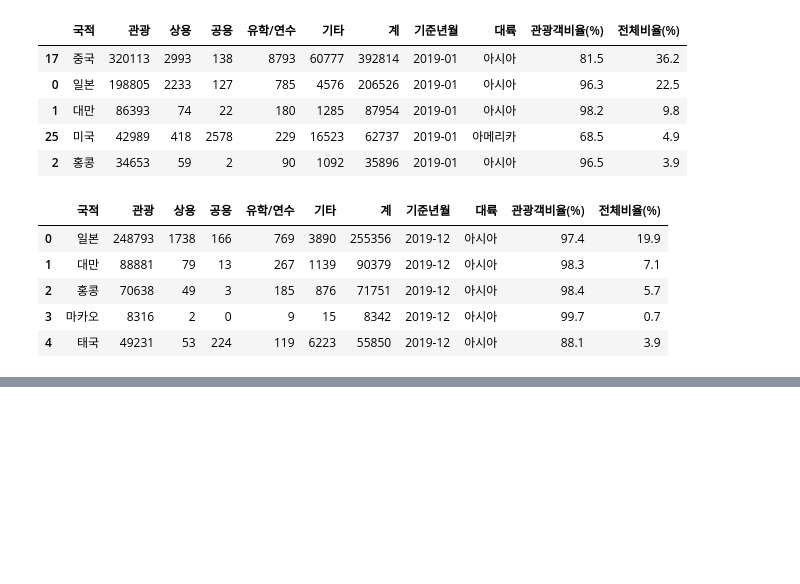
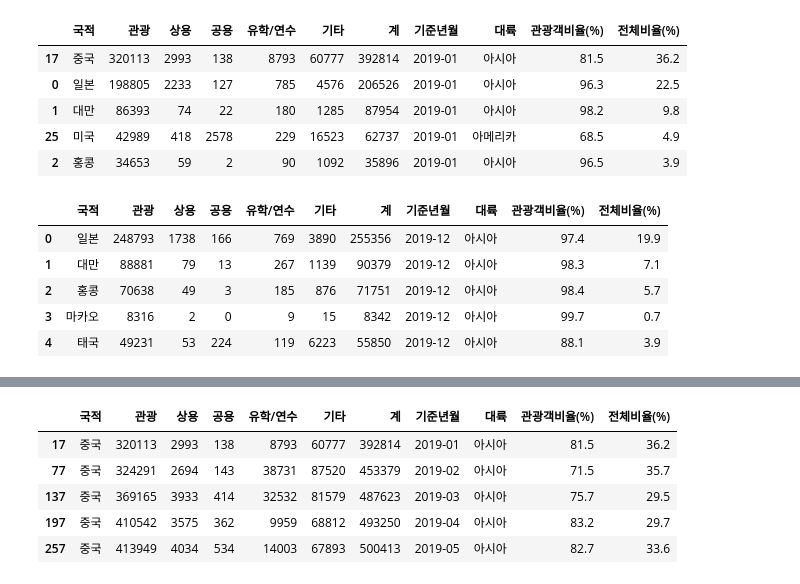
Before and after one commit to shinseongsu/Data_Analysis_Study, a Jupyter notebook: COVID19.ipynb, the cells around one changed output, grey strips where cells are left out. Cells and saved outputs as stored; diff of their text form; code cells hidden in the pictures; blank space fills up the shorter version.

```diff
--- a/COVID19.ipynb
+++ b/COVID19.ipynb
@@ -300,0 +386,11 @@ kto_test.head()
+# %%
+df = pd.DataFrame()
+
+# 패턴 분석 결과를 이중 반복문을 통해 구현
+for yy in range(2019, 2021):
+    for mm in range(1, 13):
+        try:
+            temp = create_kto_data(str(yy), str(mm).zfill(2))
+            df = df.append(temp, ignore_index = True)
+        except:
+            pass
@@ -300,0 +421,12 @@ kto_test.head()
+# %%
+# 국적별 필터링된 데이터를 엑셀 파일로 저장하기
+condition = (df['국적'] == '중국')
+df_filter = df[condition]
+df_filter.head()
+# %% [output]
+|  | 국적 | 관광 | 상용 | 공용 | 유학/연수 | 기타 | 계 | 기준년월 | 대륙 | 관광객비율(%) | 전체비율(%) |
+| 17 | 중국 | 320113 | 2993 | 138 | 8793 | 60777 | 392814 | 2019-01 | 아시아 | 81.5 | 36.2 |
+| 77 | 중국 | 324291 | 2694 | 143 | 38731 | 87520 | 453379 | 2019-02 | 아시아 | 71.5 | 35.7 |
+| 137 | 중국 | 369165 | 3933 | 414 | 32532 | 81579 | 487623 | 2019-03 | 아시아 | 75.7 | 29.5 |
+| 197 | 중국 | 410542 | 3575 | 362 | 9959 | 68812 | 493250 | 2019-04 | 아시아 | 83.2 | 29.7 |
+| 257 | 중국 | 413949 | 4034 | 534 | 14003 | 67893 | 500413 | 2019-05 | 아시아 | 82.7 | 33.6 |
```
Also changed, not shown: parts of 12 cells of this notebook.
